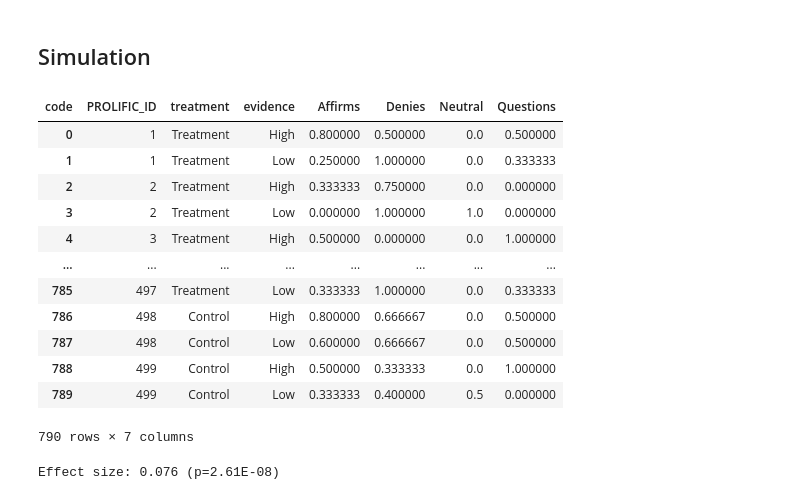
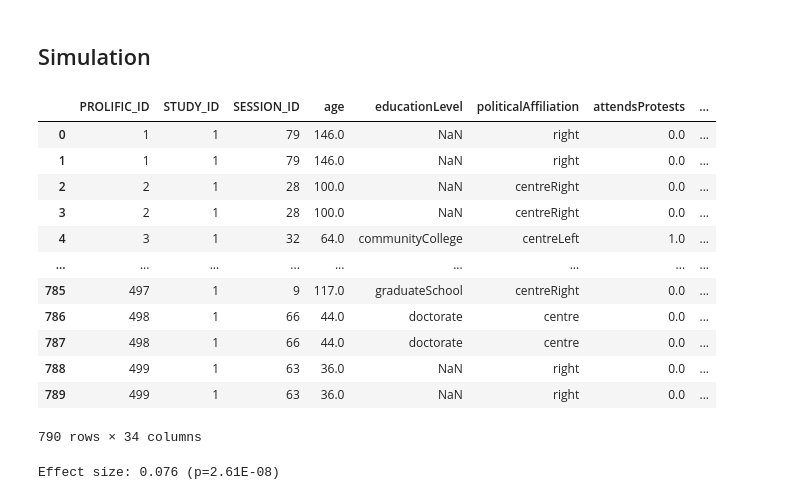
Before and after one commit to cameron-raymond/SDS-Thesis, a Jupyter notebook: notebooks/Power_Analysis.ipynb, the cells around one changed output. Saved outputs shown, nothing was run; the diff lists cells and outputs as text; code cells hidden in the pictures.

```diff
--- a/notebooks/Power_Analysis.ipynb
+++ b/notebooks/Power_Analysis.ipynb
@@ -41,34 +41,23 @@ g.axvline(x=sample_size,c='red',linewidth=0.5)
 [figure]
 # %% [markdown]
 ## Simulation
-# %%
-participants = pd.read_csv("../data/processed/mock_data/participant-schema.csv",index_col=0)
-posts = pd.read_csv("../data/processed/mock_data/posts-schema.csv",index_col=0)
-group_cols = ["PROLIFIC_ID","SESSION_ID","treatment","evidence","code"]
-reshare_rates = pd.DataFrame(posts.groupby(group_cols)["reshared"].sum() / posts.groupby(group_cols)["reshared"].count()).reset_index()
-# Nicely format labels
-reshare_rates['treatment'] = reshare_rates['treatment'].replace({False: 'Control',
-                                                                 True: 'Treatment'})
-reshare_rates['code'] = reshare_rates['code'].str.title()
-reshare_rates["evidence"] = reshare_rates["evidence"].str.title()
-reshare_rates = reshare_rates.pivot(index=["PROLIFIC_ID","treatment","evidence"],
-                                    columns="code",
-                                    values="reshared").reset_index().fillna(0)
-reshare_rates
-# %% [output]
-| code | PROLIFIC_ID | treatment | evidence | Affirms | Denies | Neutral | Questions |
-| 0 | 1 | Treatment | High | 0.800000 | 0.500000 | 0.0 | 0.500000 |
-| 1 | 1 | Treatment | Low | 0.250000 | 1.000000 | 0.0 | 0.333333 |
-| 2 | 2 | Treatment | High | 0.333333 | 0.750000 | 0.0 | 0.000000 |
-| 3 | 2 | Treatment | Low | 0.000000 | 1.000000 | 1.0 | 0.000000 |
-| 4 | 3 | Treatment | High | 0.500000 | 0.000000 | 0.0 | 1.000000 |
-| ... | ... | ... | ... | ... | ... | ... | ... |
-| 785 | 497 | Treatment | Low | 0.333333 | 1.000000 | 0.0 | 0.333333 |
-| 786 | 498 | Control | High | 0.800000 | 0.666667 | 0.0 | 0.500000 |
-| 787 | 498 | Control | Low | 0.600000 | 0.666667 | 0.0 | 0.500000 |
-| 788 | 499 | Control | High | 0.500000 | 0.333333 | 0.0 | 1.000000 |
-| 789 | 499 | Control | Low | 0.333333 | 0.400000 | 0.5 | 0.000000 |
-790 rows × 7 columns
+# %%
+reshare_rates = pd.read_csv("../data/processed/mock_data/reshare_rates.csv")
+reshare_rates
+# %% [output]
+|  | PROLIFIC_ID | STUDY_ID | SESSION_ID | age | educationLevel | politicalAffiliation | attendsProtests | ... |
+| 0 | 1 | 1 | 79 | 146.0 | NaN | right | 0.0 | ... |
+| 1 | 1 | 1 | 79 | 146.0 | NaN | right | 0.0 | ... |
+| 2 | 2 | 1 | 28 | 100.0 | NaN | centreRight | 0.0 | ... |
+| 3 | 2 | 1 | 28 | 100.0 | NaN | centreRight | 0.0 | ... |
+| 4 | 3 | 1 | 32 | 64.0 | communityCollege | centreLeft | 1.0 | ... |
+| ... | ... | ... | ... | ... | ... | ... | ... | ... |
+| 785 | 497 | 1 | 9 | 117.0 | graduateSchool | centreRight | 0.0 | ... |
+| 786 | 498 | 1 | 66 | 44.0 | doctorate | centre | 0.0 | ... |
+| 787 | 498 | 1 | 66 | 44.0 | doctorate | centre | 0.0 | ... |
+| 788 | 499 | 1 | 63 | 36.0 | NaN | right | 0.0 | ... |
+| 789 | 499 | 1 | 63 | 36.0 | NaN | right | 0.0 | ... |
+790 rows × 34 columns
 # %%
 import statsmodels.api as sm
 from statsmodels.formula.api import ols
```
Also changed, not shown: 1 other file.
